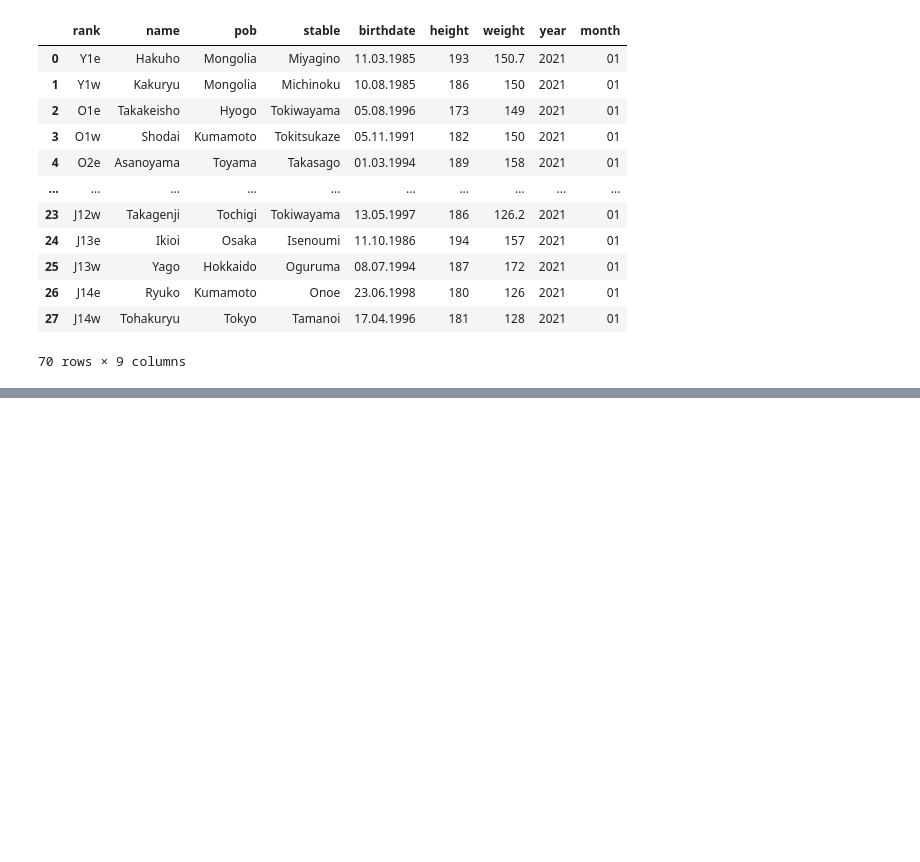
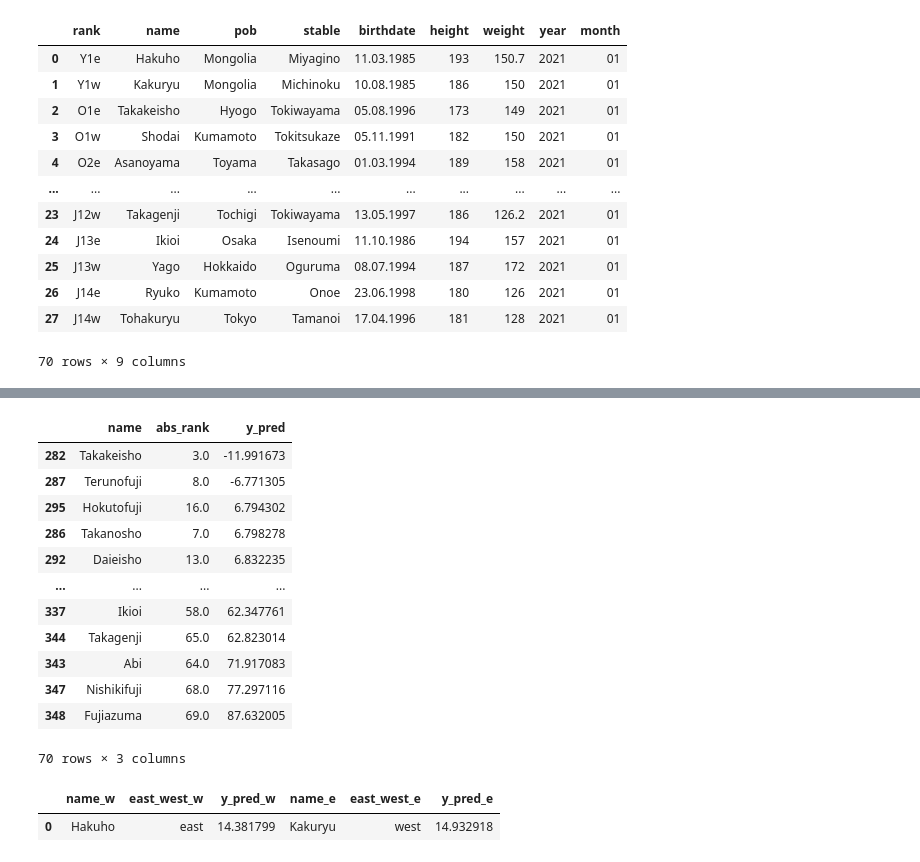
Before and after one commit to Nathaniel-insight/sumo_banzuke, a Jupyter notebook: evaluation.ipynb, the cells around one changed output, grey strips where cells are left out. Cells and saved outputs as stored; diff of their text form; code cells hidden in the pictures; blank space fills up the shorter version.

```diff
--- a/evaluation.ipynb
+++ b/evaluation.ipynb
@@ -72,0 +95,2 @@ bn
+# %%
+reg = load('lin_reg.joblib')
@@ -72,0 +120,38 @@ bn
+# %%
+y_hat[['name','abs_rank','y_pred']].sort_values('y_pred')
+# %% [output]
+|  | name | abs_rank | y_pred |
+| 282 | Takakeisho | 3.0 | -11.991673 |
+| 287 | Terunofuji | 8.0 | -6.771305 |
+| 295 | Hokutofuji | 16.0 | 6.794302 |
+| 286 | Takanosho | 7.0 | 6.798278 |
+| 292 | Daieisho | 13.0 | 6.832235 |
+| ... | ... | ... | ... |
+| 337 | Ikioi | 58.0 | 62.347761 |
+| 344 | Takagenji | 65.0 | 62.823014 |
+| 343 | Abi | 64.0 | 71.917083 |
+| 347 | Nishikifuji | 68.0 | 77.297116 |
+| 348 | Fujiazuma | 69.0 | 87.632005 |
+70 rows × 3 columns
+# %%
+def reshape_tier(df, tier = 1, rank_col = 'y_pred'):
+    """
+    reshape df into east west brackets
+    """
+
+    if tier <= 2:
+        east = df.loc[(df.tier_rank == tier) & (df.east_west == 'east'), ['name', 'east_west', rank_col]]
+        west = df.loc[(df.tier_rank == tier) & (df.east_west == 'west'), ['name', 'east_west', rank_col]]
+    else:
+        east = df.loc[(df.tier_rank >= tier) & (df.east_west == 'east'), ['name', 'east_west', rank_col]]
+        west = df.loc[(df.tier_rank >= tier) & (df.east_west == 'west'), ['name', 'east_west', rank_col]]
+
+    bf = east.reset_index(drop = True).join(west.reset_index(drop = True), how = 'left', rsuffix = '_e', lsuffix = '_w')
+
+
+    return bf
+
+reshape_tier(t, tier = 1, rank_col = 'y_pred')
+# %% [output]
+|  | name_w | east_west_w | y_pred_w | name_e | east_west_e | y_pred_e |
+| 0 | Hakuho | east | 14.381799 | Kakuryu | west | 14.932918 |
```
Also changed, not shown: parts of 10 cells of this notebook, 3 other files.
